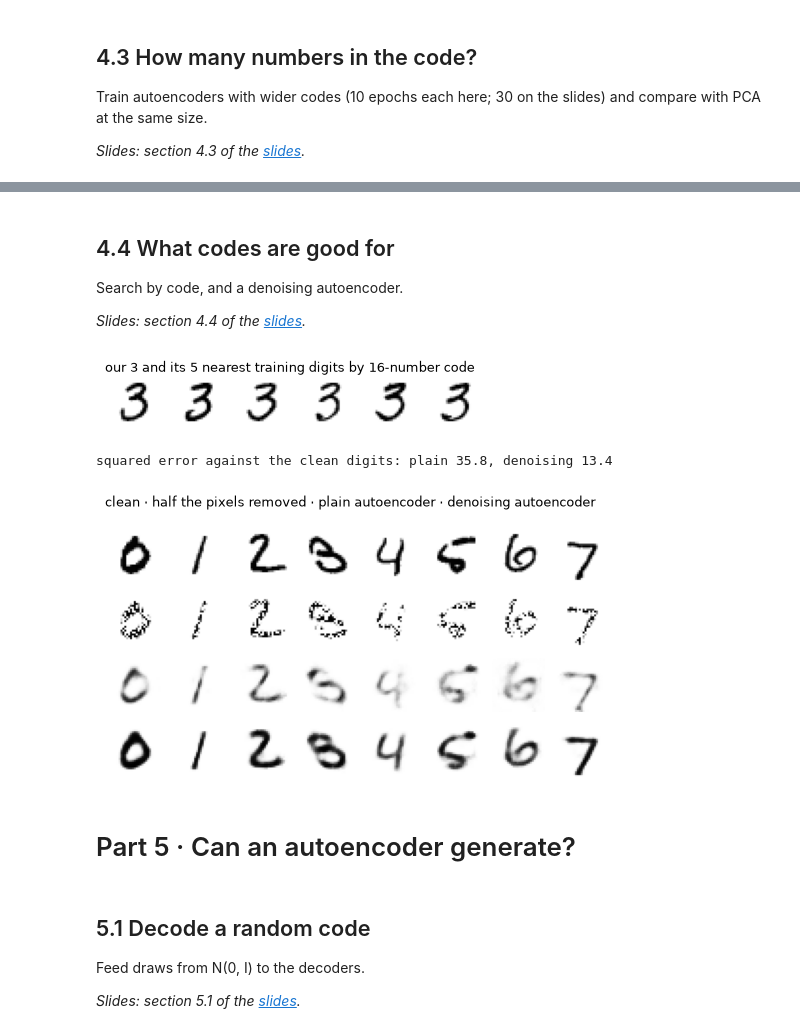
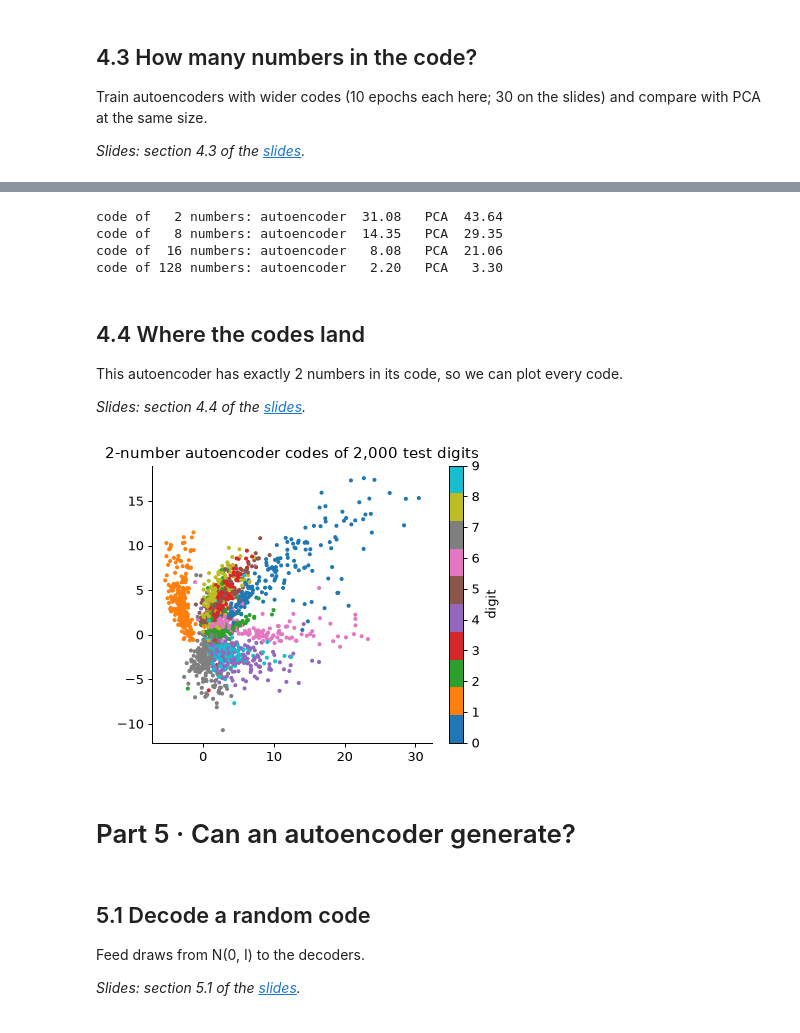
Before and after one commit to nipunbatra/generative, a Jupyter notebook: lectures/lecture2/lecture2-generative-models.ipynb, the cells around one changed output, grey strips where cells are left out. Cells and saved outputs as stored; diff of their text form; code cells hidden in the pictures.

```diff
--- a/lectures/lecture2/lecture2-generative-models.ipynb
+++ b/lectures/lecture2/lecture2-generative-models.ipynb
@@ -134,22 +135,23 @@ The same gradient-descent loop as in Lecture 1. Waits are standardised first, th
 
 *Slides: section 2.4 of the [slides](https://nipunbatra.github.io/generative/lectures/lecture2/).*
 # %%
-x = (wait - mu_hat) / sd_hat                    # standardised waits
-logits = torch.zeros(2, dtype=F64, requires_grad=True)
-mu = torch.tensor([-.25, .25], dtype=F64, requires_grad=True)
-log_sd = torch.zeros(2, dtype=F64, requires_grad=True)
-opt = torch.optim.Adam([logits, mu, log_sd], lr=0.03)
-for step in range(600):
-    log_pi = torch.log_softmax(logits, 0)
-    comp = Normal(mu, log_sd.exp()).log_prob(x[:, None])     # 272 x 2: log N(x_i; mu_k, sd_k^2)
-    loss = -torch.logsumexp(log_pi + comp, 1).mean()
+def bell(x, m, s):                    # N(x; m, s^2), the formula from 2.2
+    return torch.exp(-((x - m) / s)**2 / 2) / (s * math.sqrt(2 * math.pi))
+
+x = wait                                                  # all 272 waits, in minutes
+mu = torch.tensor([65., 75.], dtype=F64, requires_grad=True)   # centres
+log_s = torch.tensor([2.3, 2.3], dtype=F64, requires_grad=True) # widths: sigma = exp(log_s), about 10
+w = torch.zeros(2, dtype=F64, requires_grad=True)               # shares: pi = softmax(w) = (1/2, 1/2)
+opt = torch.optim.Adam([mu, log_s, w], lr=0.1)
+for step in range(300):
+    pi, sigma = torch.softmax(w, 0), torch.exp(log_s)
+    p_short = pi[0] * bell(x, mu[0], sigma[0])    # pi_1 N(x; mu_1, sigma_1^2), one number per wait
+    p_long  = pi[1] * bell(x, mu[1], sigma[1])    # pi_2 N(x; mu_2, sigma_2^2)
+    loss = -torch.log(p_short + p_long).mean()    # minus the average log p(x)
     opt.zero_grad(); loss.backward(); opt.step()
-pi = torch.softmax(logits, 0).detach()
-mu_min = (mu.detach() * sd_hat + mu_hat); sd_min = log_sd.detach().exp() * sd_hat
-order = torch.argsort(mu_min); pi, mu_min, sd_min = pi[order], mu_min[order], sd_min[order]
+pi, mu_min, sd_min = torch.softmax(w, 0).detach(), mu.detach(), torch.exp(log_s).detach()
 print('shares', pi.numpy().round(3), ' centres', mu_min.numpy().round(2), ' widths', sd_min.numpy().round(2))
-avg_ll = torch.logsumexp(pi.log() + Normal(mu_min, sd_min).log_prob(wait[:, None]), 1).mean()
-print(f'average log-likelihood: {avg_ll:.3f}  (one Gaussian: {bell.log_prob(wait).mean():.3f})')
+print(f'average log-likelihood: {-loss.item():.3f}  (one Gaussian: {bell_ll:.3f})')
 # %% [output]
 shares [0.361 0.639]  centres [54.61 80.09]  widths [5.87 5.87]
 average log-likelihood: -3.801  (one Gaussian: -4.027)
@@ -219,9 +214,0 @@ With two numbers per example a Gaussian needs a 2 x 2 covariance.
-# %%
-X2 = torch.stack([duration, wait], 1)
-w2, m2, c2, ll2 = max((em(X2, 2, iters=300, seed=s, reg=1e-6) for s in range(5)), key=lambda r: r[3])
-print('correlation of length and wait:', float(torch.corrcoef(X2.T)[0, 1]).__round__(3))
-print('two 2-D bumps: weights', w2.numpy().round(3), ' means', m2.numpy().round(2).tolist(), f' average log-likelihood {ll2:.3f}')
-k = torch.multinomial(w2, 272, replacement=True, generator=torch.Generator().manual_seed(4))
-S2 = torch.stack([torch.distributions.MultivariateNormal(m2[j], c2[j]).sample() for j in k])
-plt.figure(figsize=(4.5, 3.4)); plt.scatter(*X2.T, s=10, alpha=.5, label='eruptions'); plt.scatter(*S2.T, s=10, alpha=.5, label='samples')
-plt.xlabel('eruption length'); plt.ylabel('next wait'); plt.legend(); plt.show()
@@ -451,27 +421,29 @@ code of 128 numbers: autoencoder   2.20   PCA   3.30
+# %%
+aes = {2: ae2}
+for z in (8, 16, 128):
+    aes[z] = train(AutoEncoder(z=z), epochs=10, seed=z)
+for z, net in aes.items():
+    Zt = (Xte - m) @ W[:, :z]
+    pca = float((((m + Zt @ W[:, :z].T) - Xte) ** 2).sum(1).mean())
+    print(f'code of {z:3d} numbers: autoencoder {test_sse(net):6.2f}   PCA {pca:6.2f}')
+# %% [output]
+code of   2 numbers: autoencoder  31.08   PCA  43.64
+code of   8 numbers: autoencoder  14.35   PCA  29.35
+code of  16 numbers: autoencoder   8.08   PCA  21.06
+code of 128 numbers: autoencoder   2.20   PCA   3.30
 # %% [markdown]
-## 4.4 What codes are good for
+## 4.4 Where the codes land
 
-Search by code, and a denoising autoencoder.
+This autoencoder has exactly 2 numbers in its code, so we can plot every code.
 
 *Slides: section 4.4 of the [slides](https://nipunbatra.github.io/generative/lectures/lecture2/).*
-# %%
-with torch.no_grad():
-    codes = aes[16].encode(Xtr.float())[0]; q = aes[16].encode(x3[None].float())[0]
-nearest = torch.cdist(q, codes)[0].argsort()[:5]
-show_digits(torch.cat([x3[None], Xtr[nearest]]), ncol=6, title='our 3 and its 5 nearest training digits by 16-number code')
-dae = train(AutoEncoder(z=16), epochs=10, mask=0.5, seed=12)
-g = torch.Generator().manual_seed(12); xw = Xte[[3, 2, 1, 18, 4, 8, 11, 0]]
-damaged = xw * (torch.rand(xw.shape, generator=g, dtype=F64) > 0.5)
-with torch.no_grad():
-    plain, clean = [n.decoder(n.encode(damaged.float())[0]).double() for n in (aes[16], dae)]
-print(f'squared error against the clean digits: plain {((plain - xw) ** 2).sum(1).mean():.1f}, denoising {((clean - xw) ** 2).sum(1).mean():.1f}')
-show_digits(torch.cat([xw, damaged, plain, clean]), title='clean · half the pixels removed · plain autoencoder · denoising autoencoder')
-# %% [output]
-[figure, removed]
-squared error against the clean digits: plain 35.8, denoising 13.4
-[figure, removed]
-# %% [markdown]
-# Part 5 · Can an autoencoder generate?
+# %%
+with torch.no_grad(): C2 = ae2.encode(Xte[:2000].float())[0]
+plt.figure(figsize=(5, 4)); plt.scatter(*C2.T, c=yte[:2000], cmap='tab10', s=5); plt.colorbar(label='digit'); plt.title('2-number autoencoder codes of 2,000 test digits'); plt.show()
+# %% [output]
+[figure, added]
+# %% [markdown]
+# Part 5 · Can an autoencoder generate?
 # %% [markdown]
 ## 5.1 Decode a random code
 
```
Also changed, not shown: parts of 62 cells of this notebook, 13 other files.
